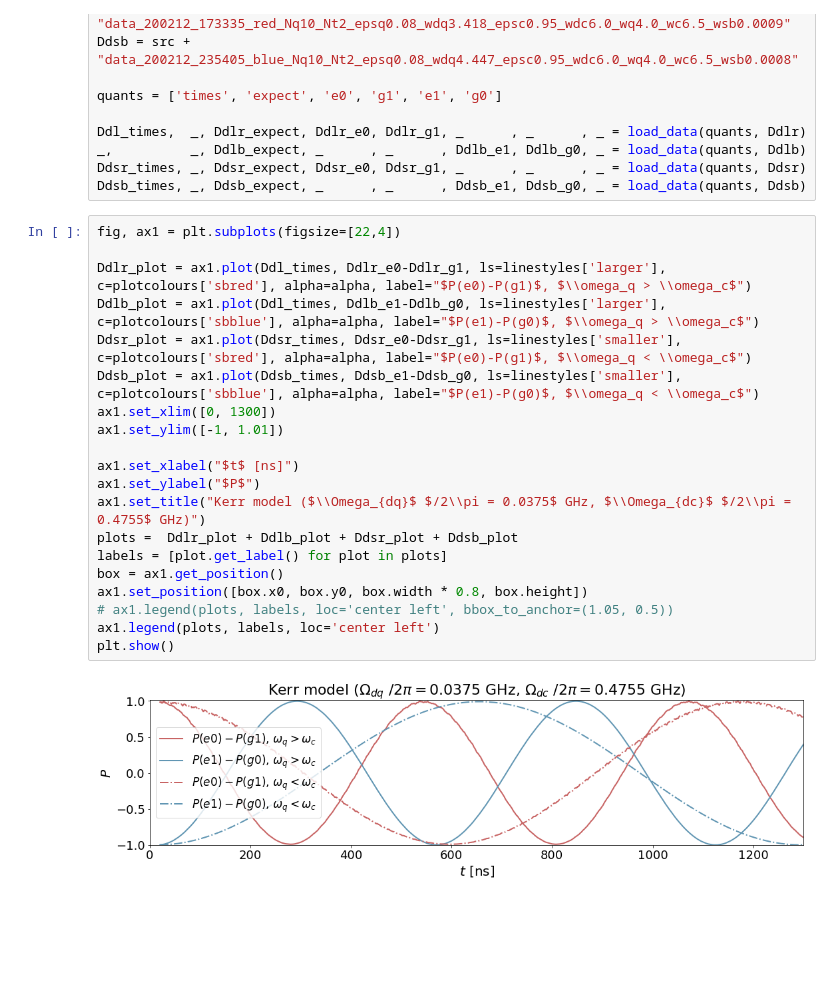
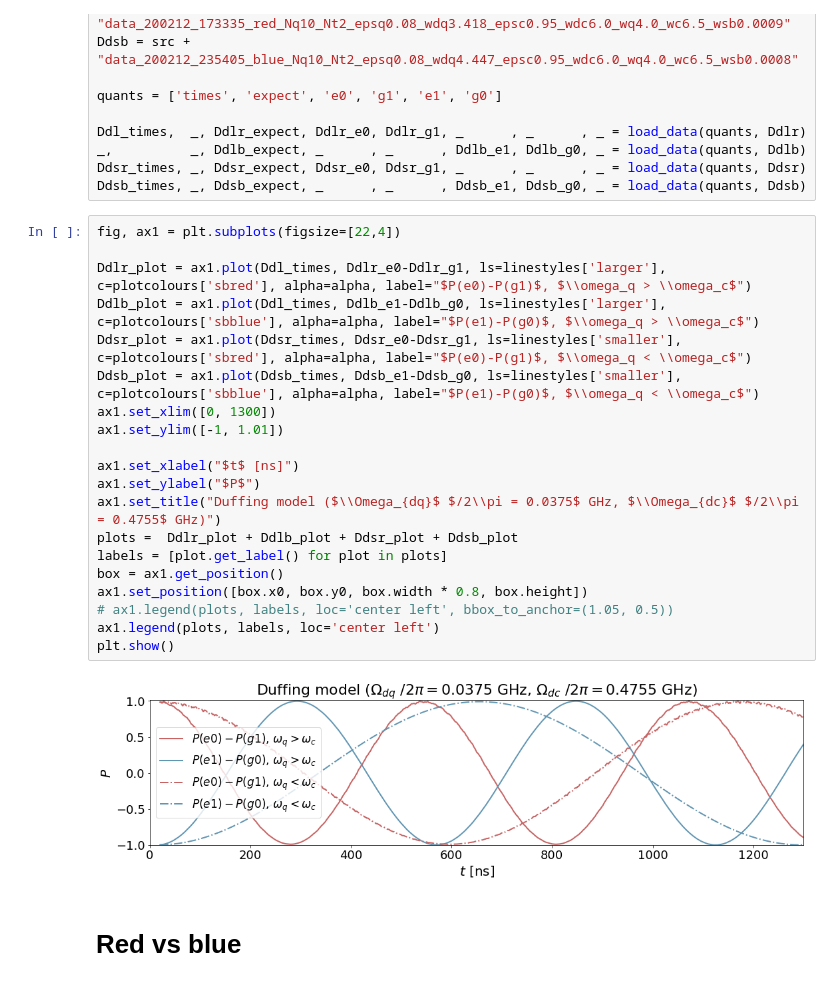
Before and after one commit to wouterkesselsap/thesis, a Jupyter notebook: tdomain_figures.ipynb, the cells around one changed output. Drawn from its saved outputs; the diff is of its cells as text; blank space fills up the shorter version.

Commit message:
Duffing vs TLS

```diff
--- a/tdomain_figures.ipynb
+++ b/tdomain_figures.ipynb
@@ -225,22 +225,24 @@ Ddsb_times, _, Ddsb_expect, _      , _      , Ddsb_e1, Ddsb_g0, _ = load_data(qu
 # %%
 fig, ax1 = plt.subplots(figsize=[22,4])
 
 Ddlr_plot = ax1.plot(Ddl_times, Ddlr_e0-Ddlr_g1, ls=linestyles['larger'], c=plotcolours['sbred'], alpha=alpha, label="$P(e0)-P(g1)$, $\\omega_q > \\omega_c$")
 Ddlb_plot = ax1.plot(Ddl_times, Ddlb_e1-Ddlb_g0, ls=linestyles['larger'], c=plotcolours['sbblue'], alpha=alpha, label="$P(e1)-P(g0)$, $\\omega_q > \\omega_c$")
 Ddsr_plot = ax1.plot(Ddsr_times, Ddsr_e0-Ddsr_g1, ls=linestyles['smaller'], c=plotcolours['sbred'], alpha=alpha, label="$P(e0)-P(g1)$, $\\omega_q < \\omega_c$")
 Ddsb_plot = ax1.plot(Ddsb_times, Ddsb_e1-Ddsb_g0, ls=linestyles['smaller'], c=plotcolours['sbblue'], alpha=alpha, label="$P(e1)-P(g0)$, $\\omega_q < \\omega_c$")
 ax1.set_xlim([0, 1300])
 ax1.set_ylim([-1, 1.01])
 
 ax1.set_xlabel("$t$ [ns]")
 ax1.set_ylabel("$P$")
-ax1.set_title("Kerr model ($\\Omega_{dq}$ $/2\\pi = 0.0375$ GHz, $\\Omega_{dc}$ $/2\\pi = 0.4755$ GHz)")
+ax1.set_title("Duffing model ($\\Omega_{dq}$ $/2\\pi = 0.0375$ GHz, $\\Omega_{dc}$ $/2\\pi = 0.4755$ GHz)")
 plots =  Ddlr_plot + Ddlb_plot + Ddsr_plot + Ddsb_plot
 labels = [plot.get_label() for plot in plots]
 box = ax1.get_position()
 ax1.set_position([box.x0, box.y0, box.width * 0.8, box.height])
 # ax1.legend(plots, labels, loc='center left', bbox_to_anchor=(1.05, 0.5))
 ax1.legend(plots, labels, loc='center left')
 plt.show()
 # %% [output]
-[figure, old version]
+[figure, new version]
+# %% [markdown]
+# Red vs blue
```
Also changed, not shown: parts of 3 cells of this notebook.
